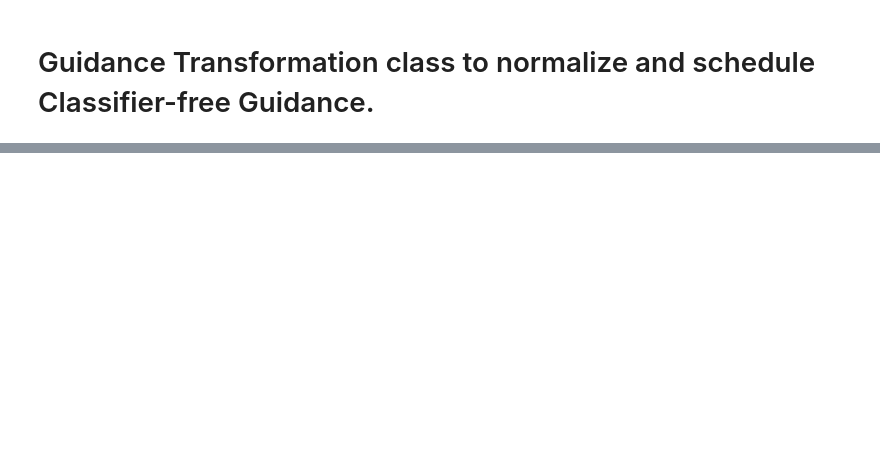
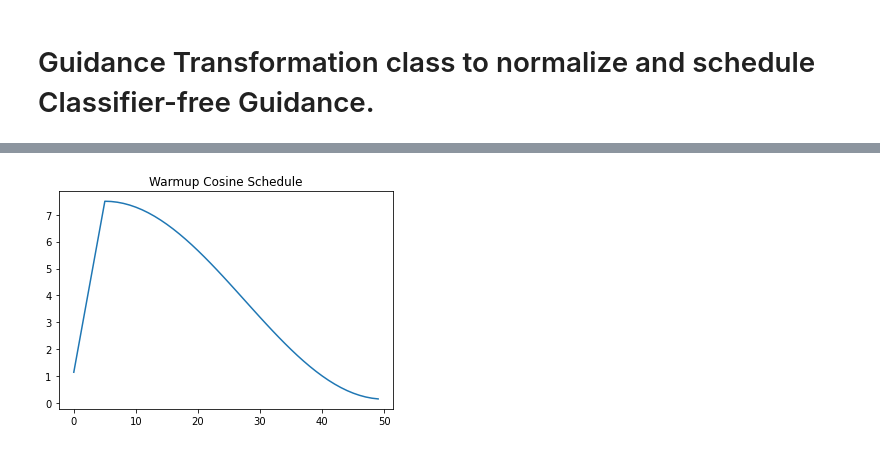
Before and after one commit to enzokro/chaski, a Jupyter notebook: nbs/api/guidance_tfm.ipynb, the cells around one changed output, grey strips where cells are left out. Cells and saved outputs as stored; diff of their text form; code cells hidden in the pictures; blank space fills up the shorter version.

```diff
--- a/nbs/api/guidance_tfm.ipynb
+++ b/nbs/api/guidance_tfm.ipynb
@@ -59,0 +194,5 @@ class FullNormGuidance(TNormGuidance, BaseNormGuidance):
+# %%
+plt.plot(warmup_g)
+plt.title('Warmup Cosine Schedule');
+# %% [output]
+[figure, added]
```
Also changed, not shown: parts of 10 cells of this notebook, 6 other files.
